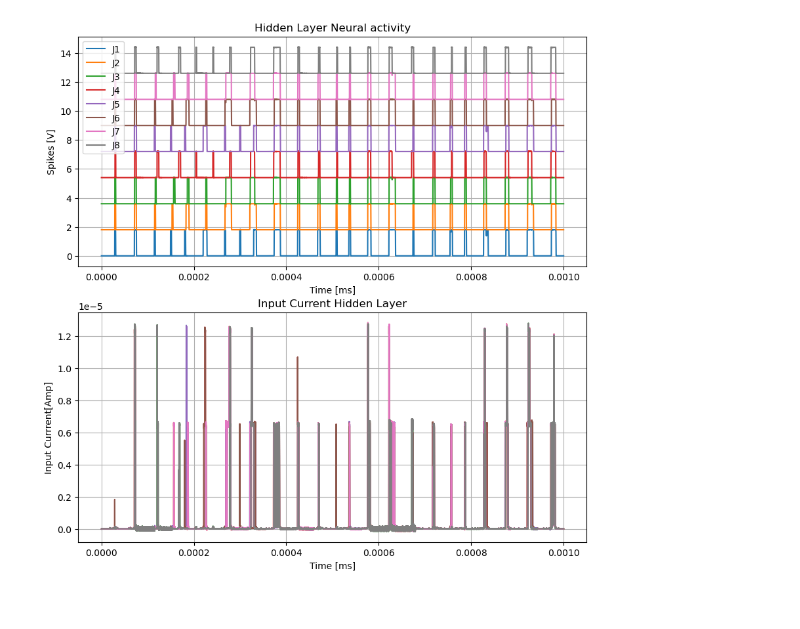
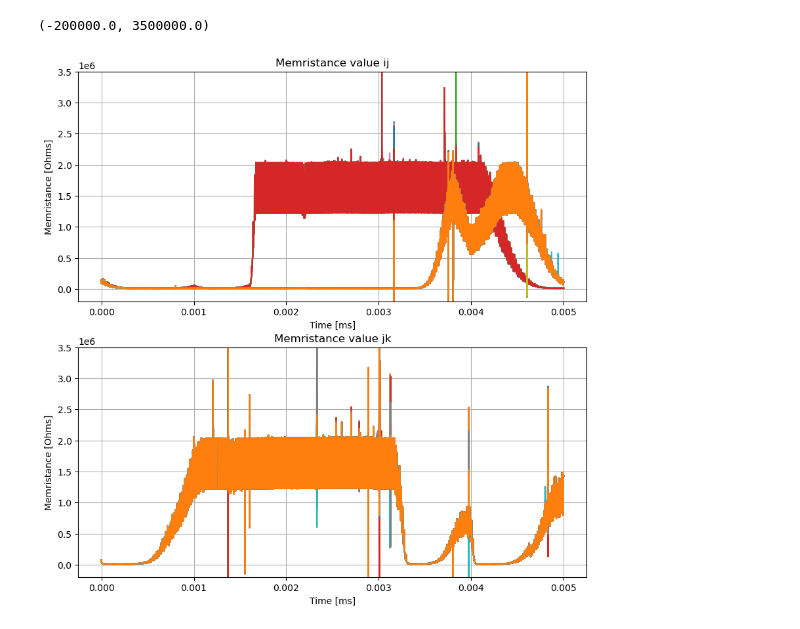
Before and after one commit to AlejandroJuarezLora/SNN_IPN, a Jupyter notebook: sim_results/tb_4x8x4_raw.ipynb, the cells around one changed output. Drawn from its saved outputs; the diff is of its cells as text; code cells hidden in the pictures.

```diff
--- a/sim_results/tb_4x8x4_raw.ipynb
+++ b/sim_results/tb_4x8x4_raw.ipynb
@@ -88,25 +144,25 @@ data, plots = rawread("data.raw")
 # %%
-fig, (ax1, ax2) = plt.subplots(2, figsize=(10,10))
+
+
+fig, [ax1, ax2] = plt.subplots(2, figsize=(10,10))
 for k in range(4):
-    nodo = "v(n" +  str(k+1) + ")"
-    ax1.plot(data["time"][::intp], data[nodo][::intp]+(1.8*k), label = f"N{k+1}")
-
+    nodo = "v(m" +  str(k+1) + ")"
+    ax1.plot(data["time"][::intp], data[nodo][::intp]+(1.8*k), label = f"M{k+1}")
 ax1.legend()
 ax1.grid()
 ax1.set_xlabel("Time [ms]")
 ax1.set_ylabel("Spikes [V]")
-ax1.set_title("Input Layer Neural activity")
-
+ax1.set_title("Output Layer Neural activity")
 
 for k in range(4):
-    Iext_label = "i(v.x1.x" + str(k+1)+ ".vext)"
+    Iext_label = "i(v.x2.xx" + str(k+1)+ ".vext)"
     ax2.plot(data["time"][::intp], data[Iext_label][::intp], label = f"i{k+1}")
 
 ax2.grid()
 ax2.set_xlabel("Time [ms]")
 ax2.set_ylabel("Input Currrent[Amp]")
-ax2.set_title("Input Current First Layer")
-# ax.set_ylim((-0, 3e-6))
+ax2.set_title("Input Current Output Layer")
+ax2.set_ylim((-5e-8, 2.5e-7))
 
-fig.savefig('InputLayer.pdf')
+# fig.savefig('OutputLayer.pdf')
 # %% [output]
@@ -114,26 +204,44 @@ fig.savefig('InputLayer.pdf')
 # %%
+mem_ij = []
+fig, [ax1, ax2] = plt.subplots(2, figsize=(10,10))
+for k in range(32):
+    Imem_label = "i(v.x5.xstdp" +  str(k+1) + ".vmr)"
+    Vte_label = "v(x5.xstdp" +  str(k+1) + ".te)"
+    Vbe_label = "v(x5.xstdp" +  str(k+1) + ".be)"
+    Imem= data[Imem_label][::intp]
+    Vte = data[Vte_label][::intp]
+    Vbe = data[Vbe_label][::intp]
+    mem = (Vbe -  Vte)/Imem
+    ax1.plot(data["time"][::intp], mem, label = f"ij{k+1}")
+    mem_ij.append(mem)
+
+# ax.legend()
+ax1.grid()
+ax1.set_xlabel("Time [ms]")
+ax1.set_ylabel("Memristance [Ohms]")
+ax1.set_title("Memristance value ij")
+ax1.set_ylim((-0.2e6, 3.5e6))
+
+mem_jk = []
+for k in range(32):
+    Imem_label = "i(v.x6.xstdp" +  str(k+1) + ".vmr)"
+    Vte_label =  "v(x6.xstdp" +  str(k+1) + ".te)"
+    Vbe_label = "v(x6.xstdp" +  str(k+1) + ".be)"
+    Imem= data[Imem_label][::intp]
+    Vte = data[Vte_label][::intp]
+    Vbe = data[Vbe_label][::intp]
+    mem = (Vbe - Vte)/Imem
+    ax2.plot(data["time"][::intp], mem, label = f"jk{k+1}")
+    mem_jk.append(mem)
 
 
-fig, [ax1, ax2] = plt.subplots(2, figsize=(10,10))
-for k in range(8):
-    nodo = "v(j" +  str(k+1) + ")"
-    ax1.plot(data["time"][::intp], data[nodo][::intp]+(1.8*k), label = f"J{k+1}")
-ax1.legend()
-ax1.grid()
-ax1.set_xlabel("Time [ms]")
-ax1.set_ylabel("Spikes [V]")
-ax1.set_title("Hidden Layer Neural activity")
-
-
-for k in range(8):
-    Iext_label = "i(v.x4.x" + str(k+1)+ ".vext)"
-    ax2.plot(data["time"][::intp], data[Iext_label][::intp], label = f"i{k+1}")
-
+# ax.legend()
 ax2.grid()
 ax2.set_xlabel("Time [ms]")
-ax2.set_ylabel("Input Currrent[Amp]")
-ax2.set_title("Input Current Hidden Layer")
-# ax.set_ylim((-0.5e-6, 3e-6))
-fig.savefig('HiddenLayer.pdf')
+ax2.set_ylabel("Memristance [Ohms]")
+ax2.set_title("Memristance value jk")
+ax2.set_ylim((-0.2e6, 3.5e6))
+# fig.savefig('weights.pdf')
 # %% [output]
+(-200000.0, 3500000.0)
-[figure, old version]
+[figure, new version]
```
Also changed, not shown: parts of 10 cells of this notebook, 36 other files.
